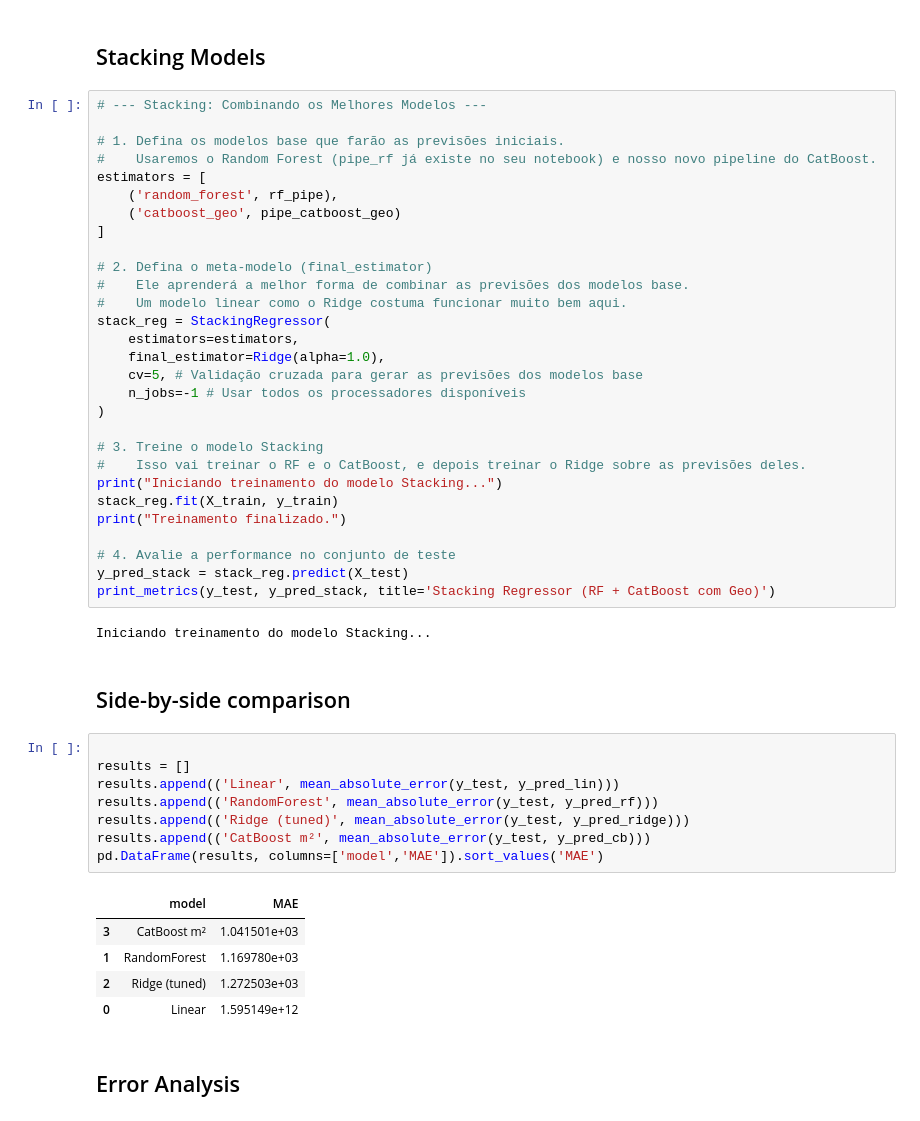
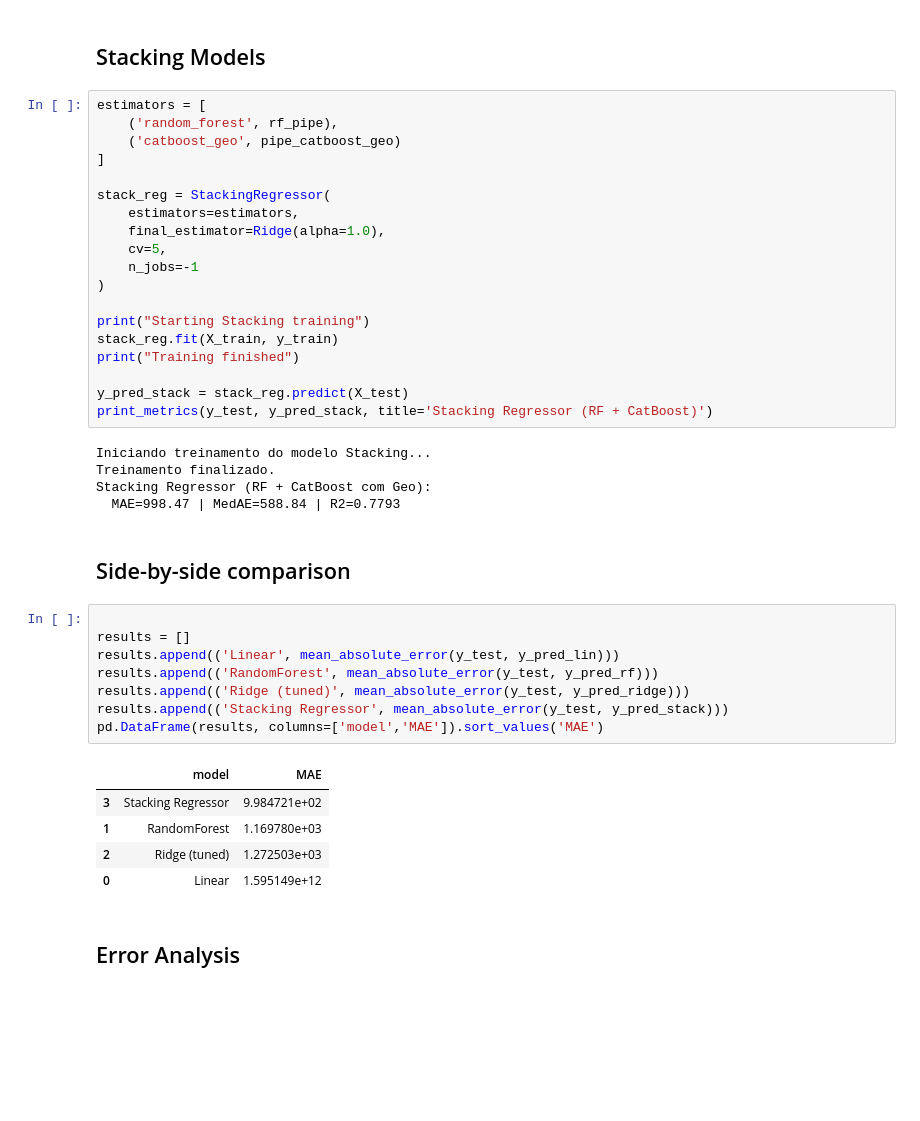
Before and after one commit to henriquecaeiro/brazil-rent-price-estimator, a Jupyter notebook: notebooks/model_export.ipynb, the cells around one changed output. Cells and saved outputs as stored; diff of their text form; blank space fills up the shorter version.

```diff
--- a/notebooks/model_export.ipynb
+++ b/notebooks/model_export.ipynb
@@ -429,49 +384,42 @@ Ensemble (RF + CatBoost):
 # %% [markdown]
 ## Stacking Models
 # %%
-# --- Stacking: Combinando os Melhores Modelos ---
-
-# 1. Defina os modelos base que farão as previsões iniciais.
-#    Usaremos o Random Forest (pipe_rf já existe no seu notebook) e nosso novo pipeline do CatBoost.
 estimators = [
     ('random_forest', rf_pipe),
     ('catboost_geo', pipe_catboost_geo)
 ]
 
-# 2. Defina o meta-modelo (final_estimator)
-#    Ele aprenderá a melhor forma de combinar as previsões dos modelos base.
-#    Um modelo linear como o Ridge costuma funcionar muito bem aqui.
 stack_reg = StackingRegressor(
     estimators=estimators,
     final_estimator=Ridge(alpha=1.0),
-    cv=5, # Validação cruzada para gerar as previsões dos modelos base
-    n_jobs=-1 # Usar todos os processadores disponíveis
+    cv=5,
+    n_jobs=-1
 )
 
-# 3. Treine o modelo Stacking
-#    Isso vai treinar o RF e o CatBoost, e depois treinar o Ridge sobre as previsões deles.
-print("Iniciando treinamento do modelo Stacking...")
+print("Starting Stacking training")
 stack_reg.fit(X_train, y_train)
-print("Treinamento finalizado.")
+print("Training finished")
 
-# 4. Avalie a performance no conjunto de teste
 y_pred_stack = stack_reg.predict(X_test)
-print_metrics(y_test, y_pred_stack, title='Stacking Regressor (RF + CatBoost com Geo)')
+print_metrics(y_test, y_pred_stack, title='Stacking Regressor (RF + CatBoost)')
 # %% [output]
 Iniciando treinamento do modelo Stacking...
+Treinamento finalizado.
+Stacking Regressor (RF + CatBoost com Geo):
+  MAE=998.47 | MedAE=588.84 | R2=0.7793
 # %% [markdown]
 ## Side-by-side comparison
 # %%
 
 results = []
 results.append(('Linear', mean_absolute_error(y_test, y_pred_lin)))
 results.append(('RandomForest', mean_absolute_error(y_test, y_pred_rf)))
 results.append(('Ridge (tuned)', mean_absolute_error(y_test, y_pred_ridge)))
-results.append(('CatBoost m²', mean_absolute_error(y_test, y_pred_cb)))
+results.append(('Stacking Regressor', mean_absolute_error(y_test, y_pred_stack)))
 pd.DataFrame(results, columns=['model','MAE']).sort_values('MAE')
 # %% [output]
 |  | model | MAE |
-| 3 | CatBoost m² | 1.041501e+03 |
+| 3 | Stacking Regressor | 9.984721e+02 |
 | 1 | RandomForest | 1.169780e+03 |
 | 2 | Ridge (tuned) | 1.272503e+03 |
 | 0 | Linear | 1.595149e+12 |
```
Also changed, not shown: parts of 8 cells of this notebook, 19 other files.
